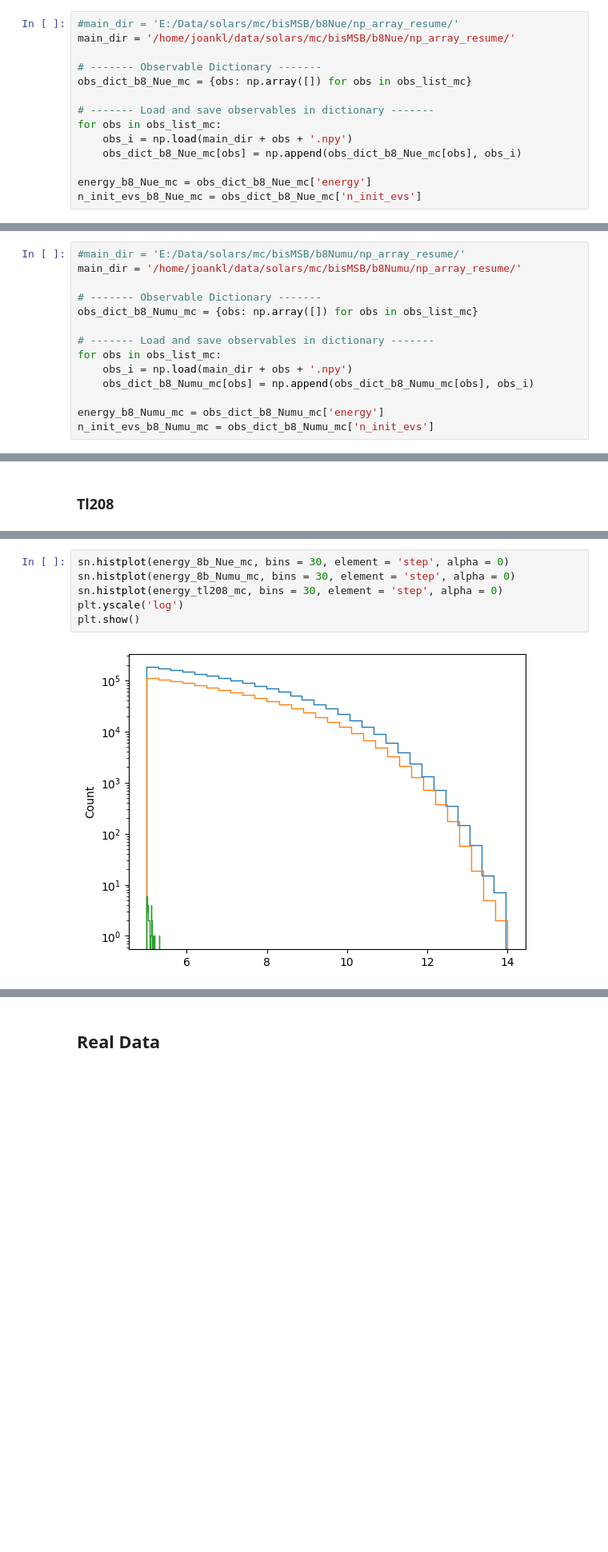
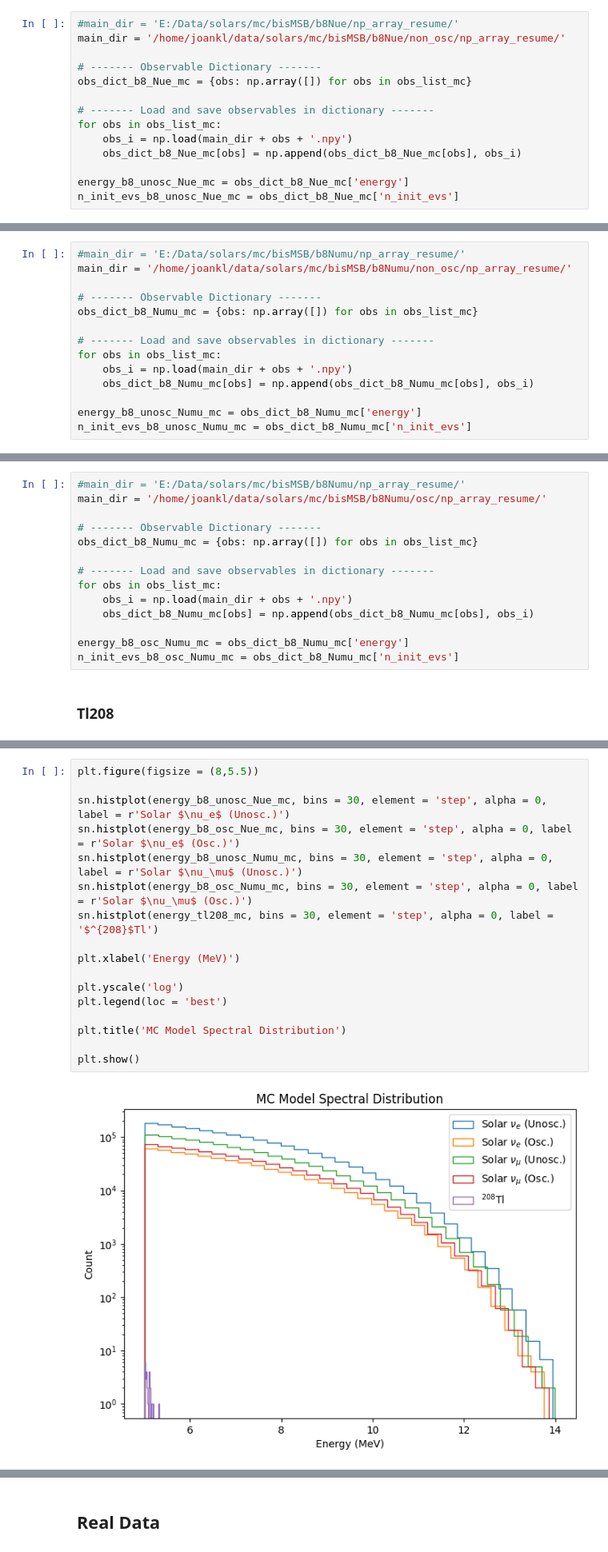
Before and after one commit to joankl/Solar-Neutrinos-Project, a Jupyter notebook: real data analysis/bisMSB/MC vs Data.ipynb, the cells around one changed output, grey strips where cells are left out. Shown at 80% size. Saved outputs shown, nothing was run; the diff lists cells and outputs as text; blank space fills up the shorter version.

```diff
--- a/real data analysis/bisMSB/MC vs Data.ipynb
+++ b/real data analysis/bisMSB/MC vs Data.ipynb
@@ -37,6 +29,6 @@ obs_list_data = ['energy', 'posr_av', 'posx', 'posy', 'posz_av']
 # %%
 #main_dir = 'E:/Data/solars/mc/bisMSB/b8Nue/np_array_resume/'
-main_dir = '/home/joankl/data/solars/mc/bisMSB/b8Nue/np_array_resume/'
+main_dir = '/home/joankl/data/solars/mc/bisMSB/b8Nue/non_osc/np_array_resume/'
 
 # ------- Observable Dictionary -------
 obs_dict_b8_Nue_mc = {obs: np.array([]) for obs in obs_list_mc}
@@ -46,5 +38,5 @@ for obs in obs_list_mc:
     obs_i = np.load(main_dir + obs + '.npy')
     obs_dict_b8_Nue_mc[obs] = np.append(obs_dict_b8_Nue_mc[obs], obs_i)
 
-energy_b8_Nue_mc = obs_dict_b8_Nue_mc['energy']
-n_init_evs_b8_Nue_mc = obs_dict_b8_Nue_mc['n_init_evs']
+energy_b8_unosc_Nue_mc = obs_dict_b8_Nue_mc['energy']
+n_init_evs_b8_unosc_Nue_mc = obs_dict_b8_Nue_mc['n_init_evs']
@@ -53,6 +61,6 @@ n_init_evs_b8_Nue_mc = obs_dict_b8_Nue_mc['n_init_evs']
 # %%
 #main_dir = 'E:/Data/solars/mc/bisMSB/b8Numu/np_array_resume/'
-main_dir = '/home/joankl/data/solars/mc/bisMSB/b8Numu/np_array_resume/'
+main_dir = '/home/joankl/data/solars/mc/bisMSB/b8Numu/non_osc/np_array_resume/'
 
 # ------- Observable Dictionary -------
 obs_dict_b8_Numu_mc = {obs: np.array([]) for obs in obs_list_mc}
@@ -62,5 +70,5 @@ for obs in obs_list_mc:
     obs_i = np.load(main_dir + obs + '.npy')
     obs_dict_b8_Numu_mc[obs] = np.append(obs_dict_b8_Numu_mc[obs], obs_i)
 
-energy_b8_Numu_mc = obs_dict_b8_Numu_mc['energy']
-n_init_evs_b8_Numu_mc = obs_dict_b8_Numu_mc['n_init_evs']
+energy_b8_unosc_Numu_mc = obs_dict_b8_Numu_mc['energy']
+n_init_evs_b8_unosc_Numu_mc = obs_dict_b8_Numu_mc['n_init_evs']
@@ -67,3 +77,17 @@ n_init_evs_b8_Numu_mc = obs_dict_b8_Numu_mc['n_init_evs']
+# %%
+#main_dir = 'E:/Data/solars/mc/bisMSB/b8Numu/np_array_resume/'
+main_dir = '/home/joankl/data/solars/mc/bisMSB/b8Numu/osc/np_array_resume/'
+
+# ------- Observable Dictionary -------
+obs_dict_b8_Numu_mc = {obs: np.array([]) for obs in obs_list_mc}
+
+# ------- Load and save observables in dictionary -------
+for obs in obs_list_mc:
+    obs_i = np.load(main_dir + obs + '.npy')
+    obs_dict_b8_Numu_mc[obs] = np.append(obs_dict_b8_Numu_mc[obs], obs_i)
+
+energy_b8_osc_Numu_mc = obs_dict_b8_Numu_mc['energy']
+n_init_evs_b8_osc_Numu_mc = obs_dict_b8_Numu_mc['n_init_evs']
 # %% [markdown]
 ### Tl208
 # %%
@@ -81,10 +105,21 @@ for obs in obs_list_mc:
 energy_tl208_mc = obs_dict_tl208_mc['energy']
 n_init_evs_tl208_mc = obs_dict_tl208_mc['n_init_evs']
 # %%
-sn.histplot(energy_8b_Nue_mc, bins = 30, element = 'step', alpha = 0)
-sn.histplot(energy_8b_Numu_mc, bins = 30, element = 'step', alpha = 0)
-sn.histplot(energy_tl208_mc, bins = 30, element = 'step', alpha = 0)
+plt.figure(figsize = (8,5.5))
+
+sn.histplot(energy_b8_unosc_Nue_mc, bins = 30, element = 'step', alpha = 0, label = r'Solar $\nu_e$ (Unosc.)')
+sn.histplot(energy_b8_osc_Nue_mc, bins = 30, element = 'step', alpha = 0, label = r'Solar $\nu_e$ (Osc.)')
+sn.histplot(energy_b8_unosc_Numu_mc, bins = 30, element = 'step', alpha = 0, label = r'Solar $\nu_\mu$ (Unosc.)')
+sn.histplot(energy_b8_osc_Numu_mc, bins = 30, element = 'step', alpha = 0, label = r'Solar $\nu_\mu$ (Osc.)')
+sn.histplot(energy_tl208_mc, bins = 30, element = 'step', alpha = 0, label = '$^{208}$Tl')
+
+plt.xlabel('Energy (MeV)')
+
 plt.yscale('log')
+plt.legend(loc = 'best')
+
+plt.title('MC Model Spectral Distribution')
+
 plt.show()
 # %% [output]
-[figure, old version]
+[figure, new version]
```
Also changed, not shown: parts of 13 cells of this notebook.
